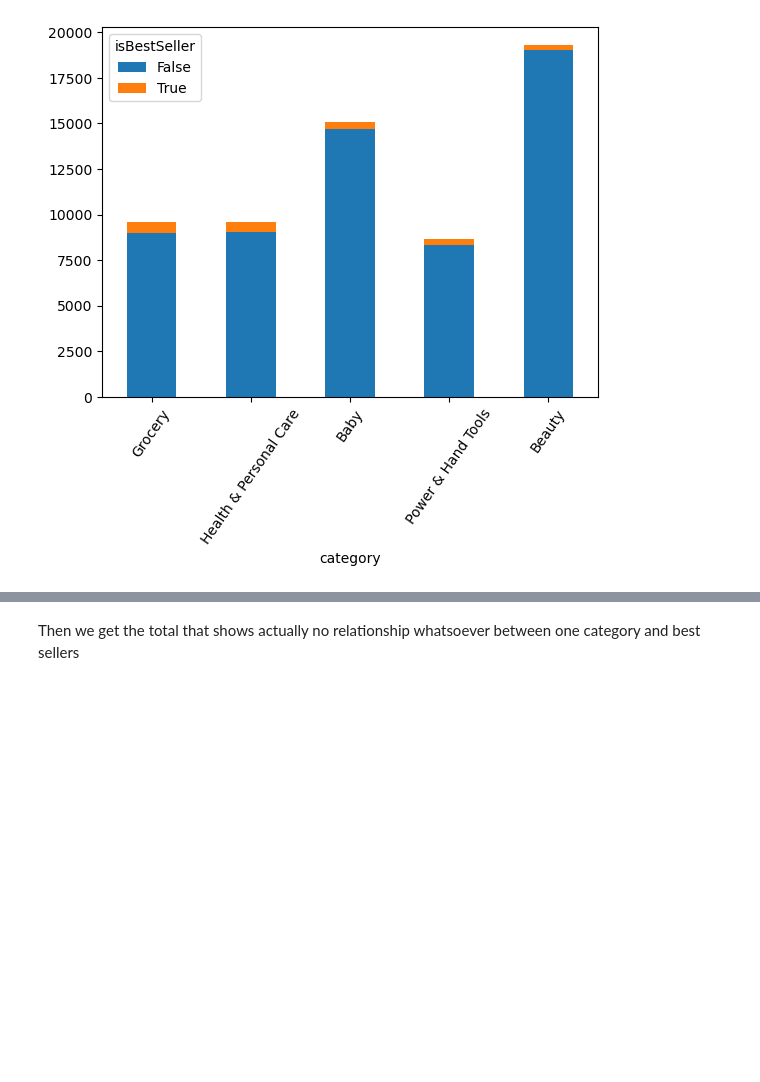
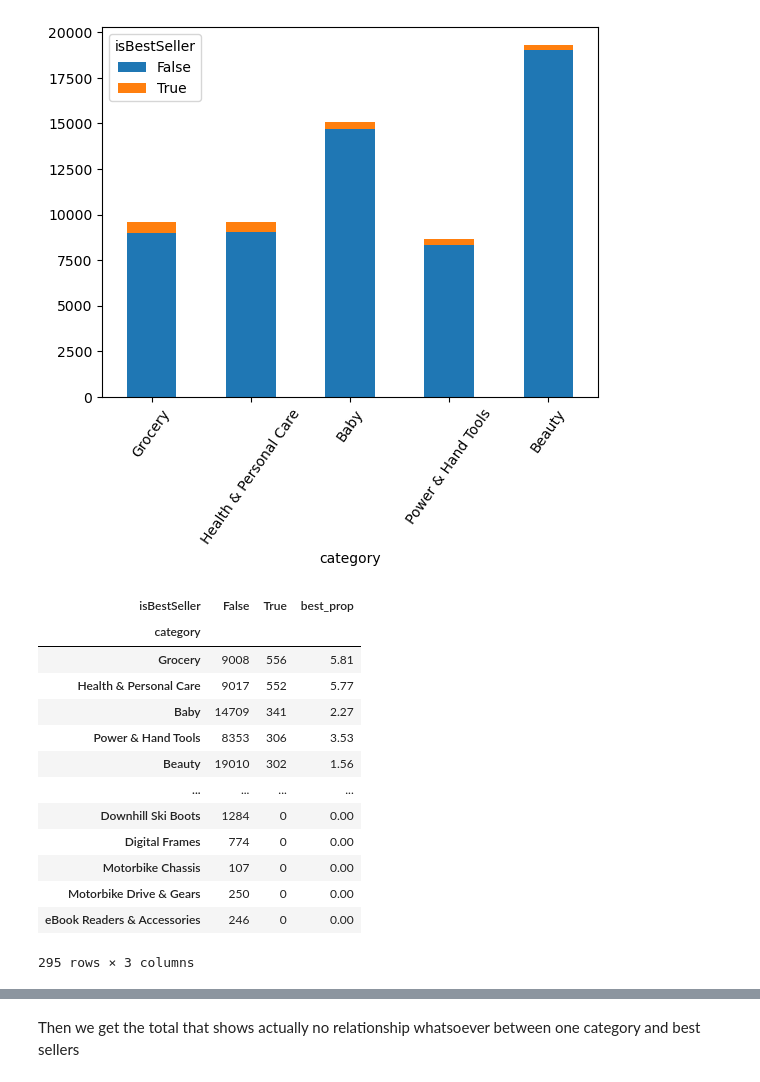
Before and after one commit to JCastillo1997/Stumbling-n-Learnin-n, a Jupyter notebook: Labs_eda/Lab_2/Lab_2.ipynb, the cells around one changed output, grey strips where cells are left out. Cells and saved outputs as stored; diff of their text form; code cells hidden in the pictures; blank space fills up the shorter version.

```diff
--- a/Labs_eda/Lab_2/Lab_2.ipynb
+++ b/Labs_eda/Lab_2/Lab_2.ipynb
@@ -135,3 +135,23 @@ plt.xticks(visible=True,rotation=55)
 plt.show()
 # %% [output]
 [figure]
+# %%
+cross['best_prop']=round(cross[True] / (cross[True] + cross[False]) * 100,2)
+cross.sort_values(by=True,ascending=False)
+cross
+# esto lo pasa a porcentaje
+# %% [output]
+| isBestSeller | False | True | best_prop |
+| category |  |  |  |
+| Grocery | 9008 | 556 | 5.81 |
+| Health & Personal Care | 9017 | 552 | 5.77 |
+| Baby | 14709 | 341 | 2.27 |
+| Power & Hand Tools | 8353 | 306 | 3.53 |
+| Beauty | 19010 | 302 | 1.56 |
+| ... | ... | ... | ... |
+| Downhill Ski Boots | 1284 | 0 | 0.00 |
+| Digital Frames | 774 | 0 | 0.00 |
+| Motorbike Chassis | 107 | 0 | 0.00 |
+| Motorbike Drive & Gears | 250 | 0 | 0.00 |
+| eBook Readers & Accessories | 246 | 0 | 0.00 |
+295 rows × 3 columns
```
Also changed, not shown: parts of 6 cells of this notebook, 3 other files.
